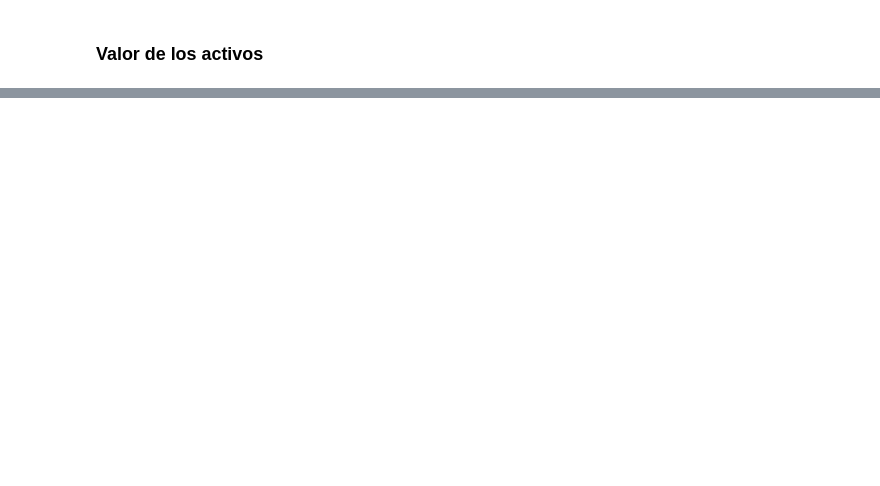
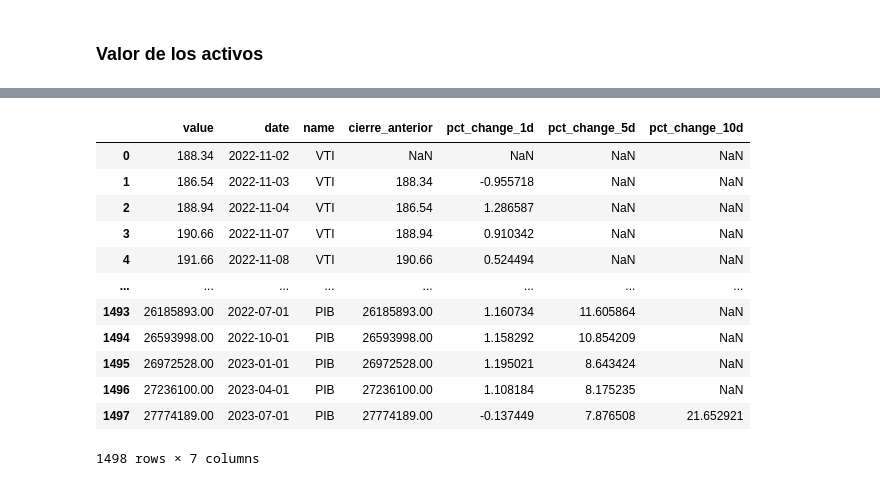
Before and after one commit to diegomacaya/proyecto_DataScience_DMS, a Jupyter notebook: src/explore copy.ipynb, the cells around one changed output, grey strips where cells are left out. Saved outputs shown, nothing was run; the diff lists cells and outputs as text; code cells hidden in the pictures; blank space fills up the shorter version.

```diff
--- a/src/explore copy.ipynb
+++ b/src/explore copy.ipynb
@@ -495,0 +489,3 @@ activos
+# %%
+activos.drop(['v', 'vw', 'o', 'h', 'l', 'n'], axis = 1, inplace = True)
+activos.head()
@@ -496,2 +499,22 @@ activos
 # %%
 guardar_csv(activos,"../data/processed/activos.csv")
+# %%
+activos = activos.rename(columns = {'c' : 'value'})
+activos = activos.rename(columns = {'t' : 'date'})
+# %%
+total_data = pd.concat([activos, df_total_indicadores], ignore_index=True)
+total_data
+# %% [output]
+|  | value | date | name | cierre_anterior | pct_change_1d | pct_change_5d | pct_change_10d |
+| 0 | 188.34 | 2022-11-02 | VTI | NaN | NaN | NaN | NaN |
+| 1 | 186.54 | 2022-11-03 | VTI | 188.34 | -0.955718 | NaN | NaN |
+| 2 | 188.94 | 2022-11-04 | VTI | 186.54 | 1.286587 | NaN | NaN |
+| 3 | 190.66 | 2022-11-07 | VTI | 188.94 | 0.910342 | NaN | NaN |
+| 4 | 191.66 | 2022-11-08 | VTI | 190.66 | 0.524494 | NaN | NaN |
+| ... | ... | ... | ... | ... | ... | ... | ... |
+| 1493 | 26185893.00 | 2022-07-01 | PIB | 26185893.00 | 1.160734 | 11.605864 | NaN |
+| 1494 | 26593998.00 | 2022-10-01 | PIB | 26593998.00 | 1.158292 | 10.854209 | NaN |
+| 1495 | 26972528.00 | 2023-01-01 | PIB | 26972528.00 | 1.195021 | 8.643424 | NaN |
+| 1496 | 27236100.00 | 2023-04-01 | PIB | 27236100.00 | 1.108184 | 8.175235 | NaN |
+| 1497 | 27774189.00 | 2023-07-01 | PIB | 27774189.00 | -0.137449 | 7.876508 | 21.652921 |
+1498 rows × 7 columns
```
Also changed, not shown: parts of 15 cells of this notebook, 4 other files.
